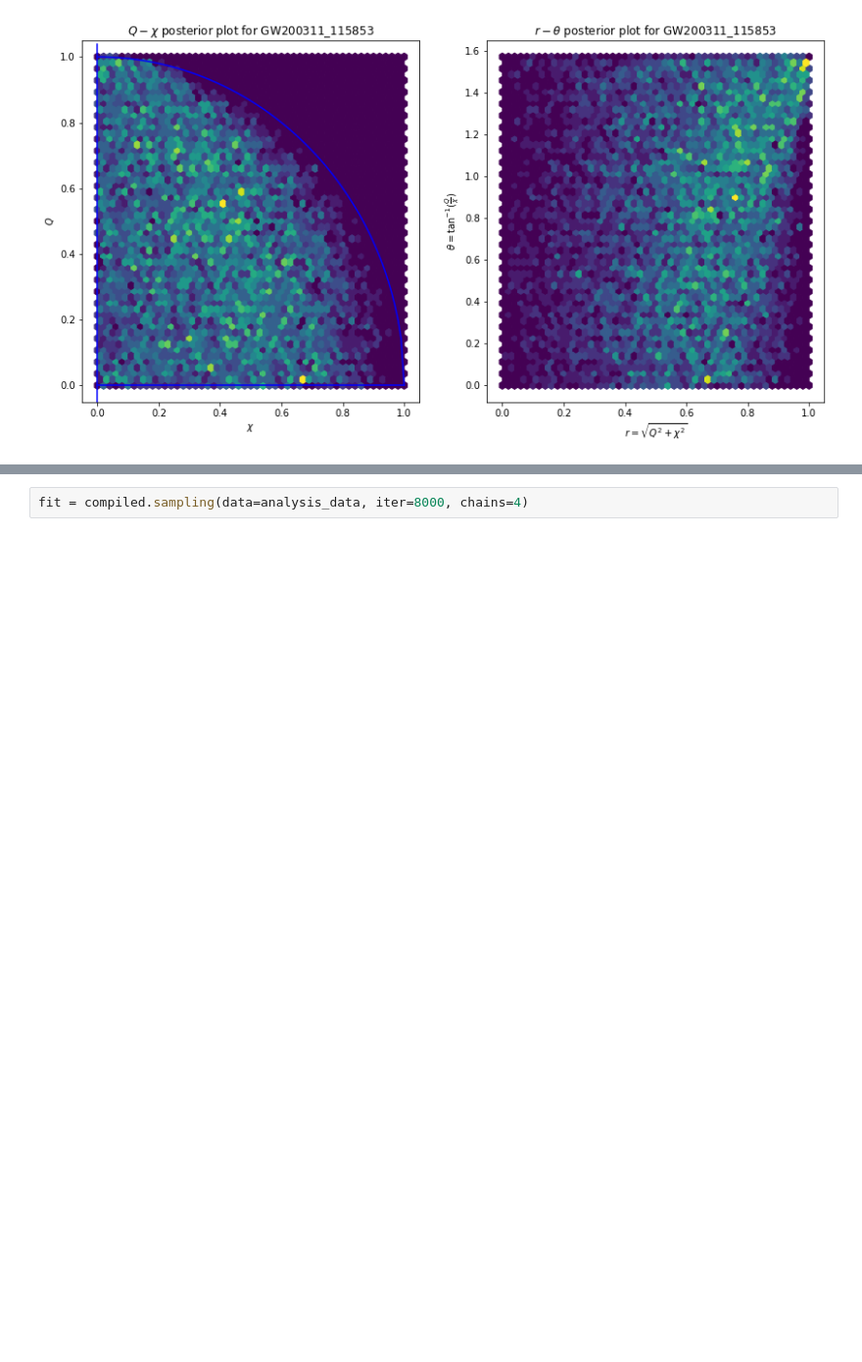
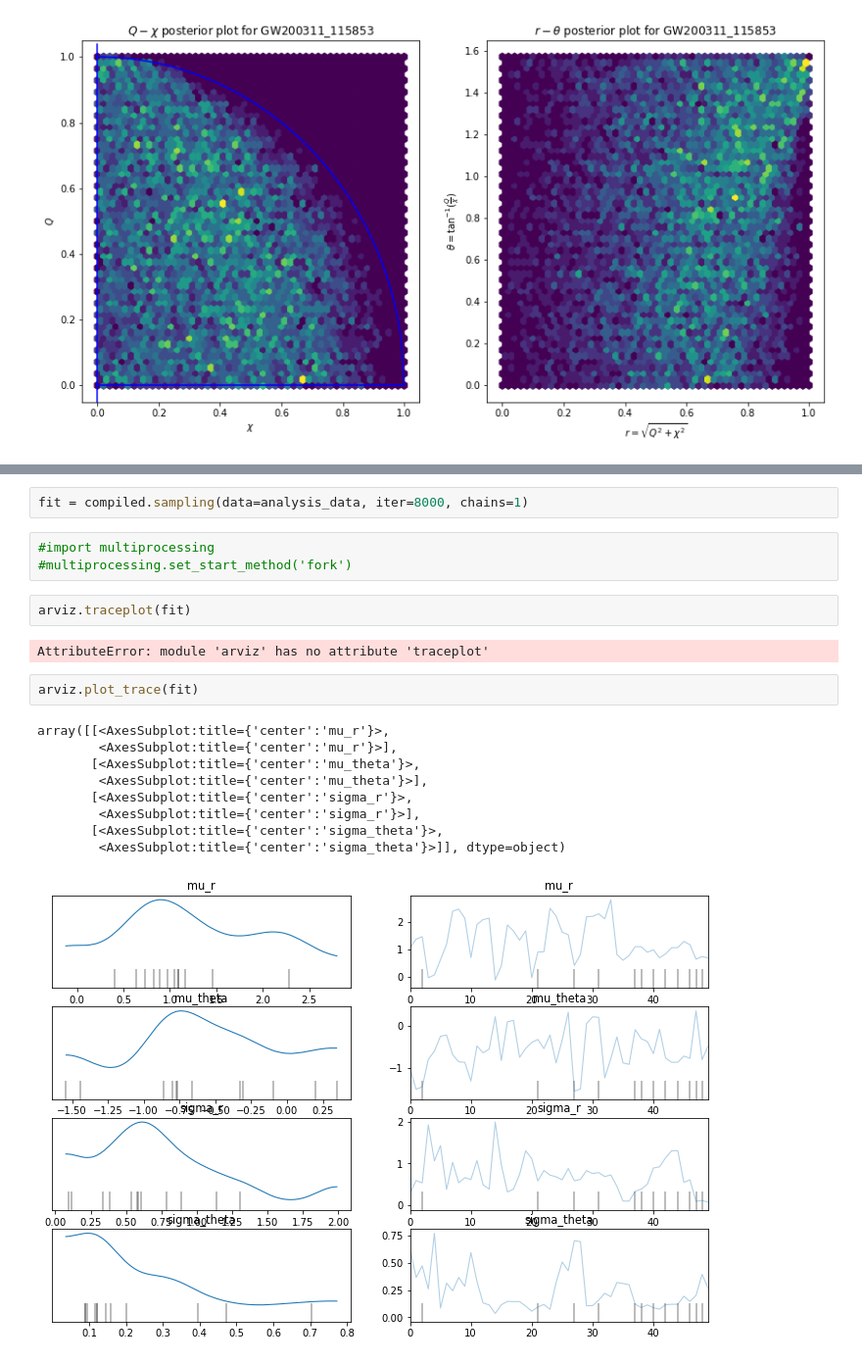
Before and after one commit to Potatoasad/charged-ringdown-analysis-tools, a Jupyter notebook: testing/Graphing.ipynb, the cells around one changed output, grey strips where cells are left out. Shown at 98% size. Saved outputs shown, nothing was run; the diff lists cells and outputs as text; blank space fills up the shorter version.

```diff
--- a/testing/Graphing.ipynb
+++ b/testing/Graphing.ipynb
@@ -138,2 +141,21 @@ compiled = pystan.StanModel(file='recycling.stan')
 # %%
-fit = compiled.sampling(data=analysis_data, iter=8000, chains=4)
+fit = compiled.sampling(data=analysis_data, iter=8000, chains=1)
+# %%
+#import multiprocessing
+#multiprocessing.set_start_method('fork')
+# %%
+arviz.traceplot(fit)
+# %% [output]
+AttributeError: module 'arviz' has no attribute 'traceplot'
+# %%
+arviz.plot_trace(fit)
+# %% [output]
+array([[<AxesSubplot:title={'center':'mu_r'}>,
+        <AxesSubplot:title={'center':'mu_r'}>],
+       [<AxesSubplot:title={'center':'mu_theta'}>,
+        <AxesSubplot:title={'center':'mu_theta'}>],
+       [<AxesSubplot:title={'center':'sigma_r'}>,
+        <AxesSubplot:title={'center':'sigma_r'}>],
+       [<AxesSubplot:title={'center':'sigma_theta'}>,
+        <AxesSubplot:title={'center':'sigma_theta'}>]], dtype=object)
+[figure, added]
```
Also changed, not shown: parts of 2 cells of this notebook, 1 other file.
